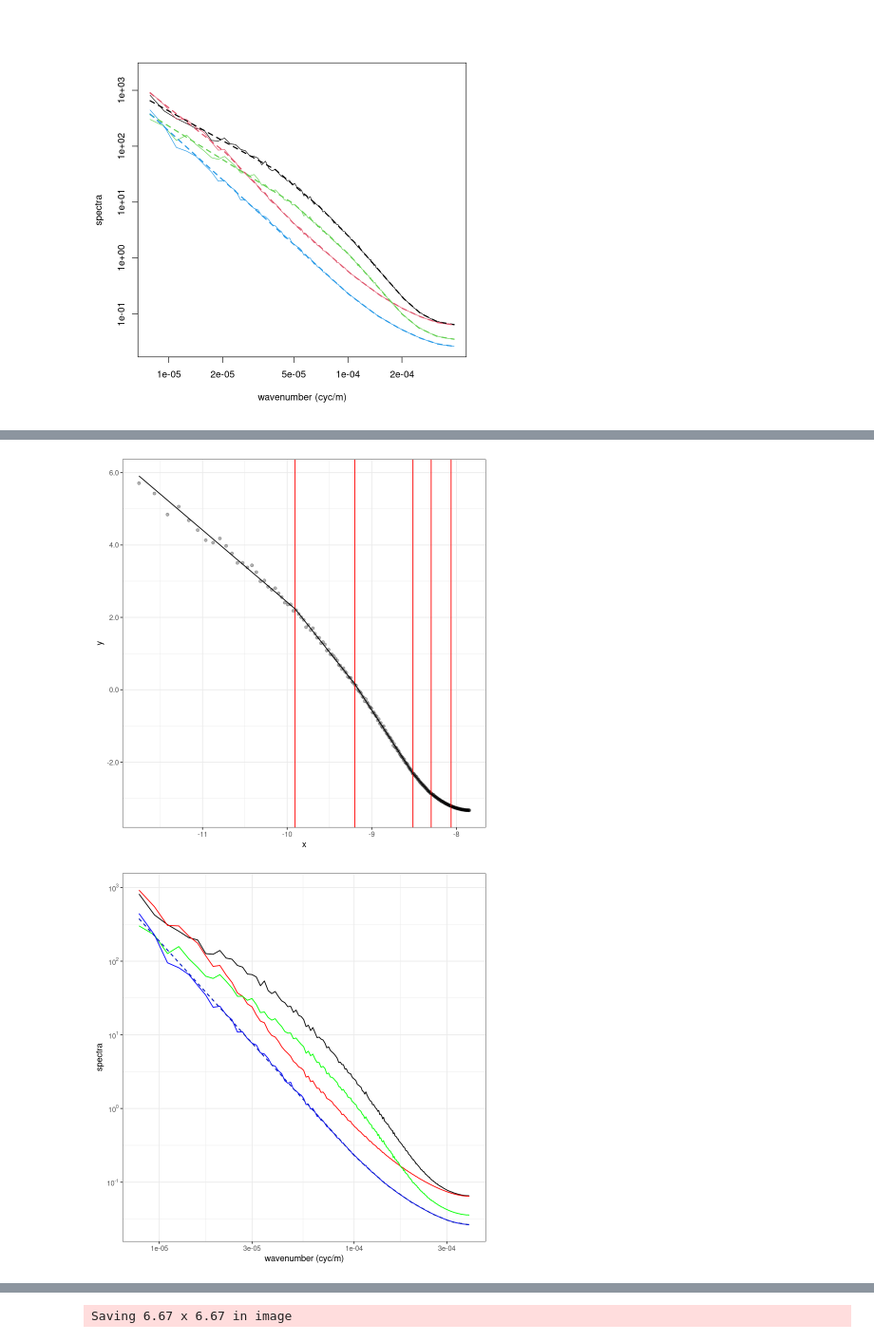
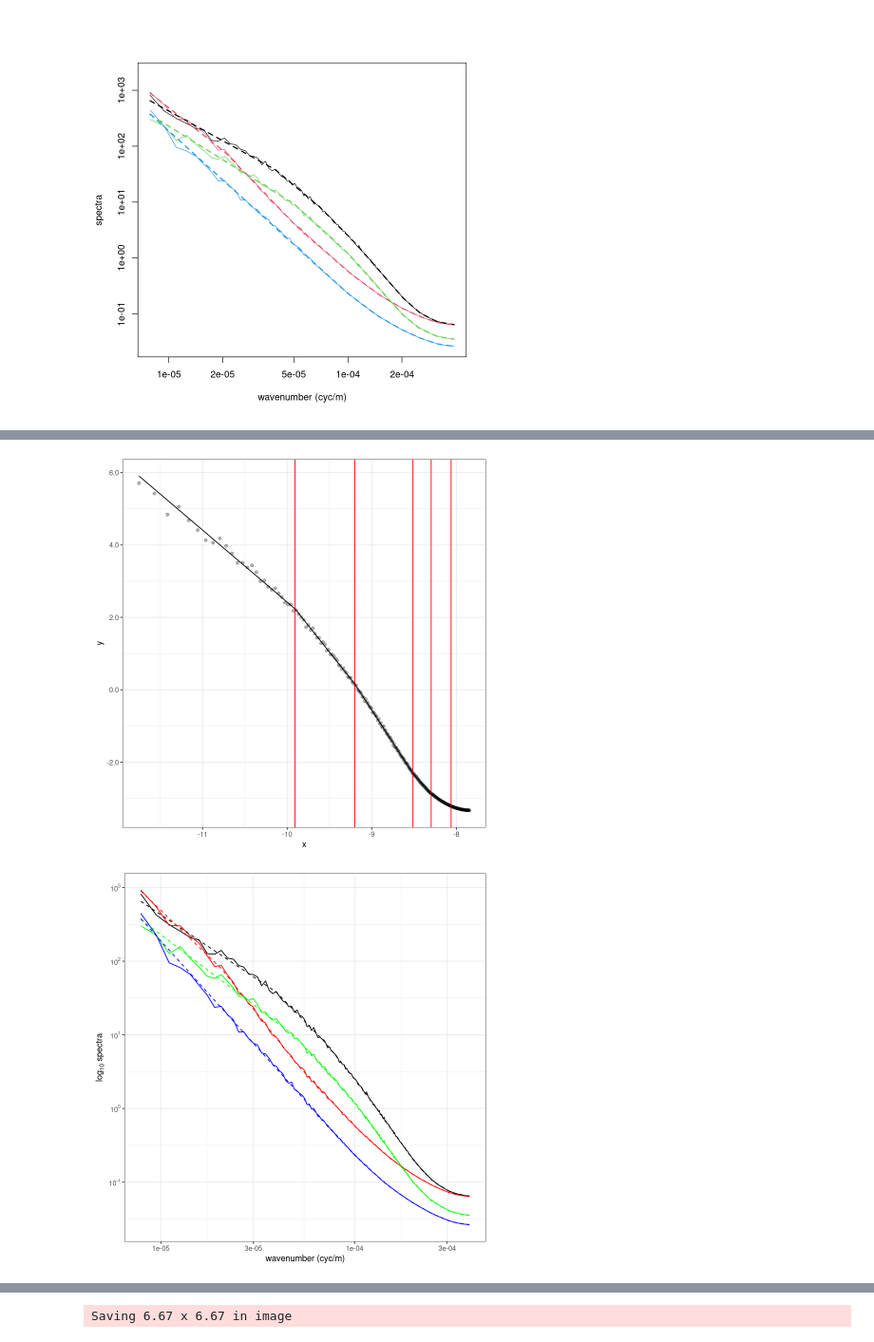
Before and after one commit to grosed/cpop-paper, a Jupyter notebook: notebooks/reproduction-script.ipynb, the cells around one changed output, grey strips where cells are left out. Shown at 95% size. Drawn from its saved outputs; the diff is of its cells as text; code cells hidden in the pictures.

```diff
--- a/notebooks/reproduction-script.ipynb
+++ b/notebooks/reproduction-script.ipynb
@@ -771,6 +764,7 @@ wavenumber_est <- function(x,y){
 }
 # %%
 library(scales)
+library(latex2exp)
 p <- ggplot(data = wavenumber_spectra, aes(x = wavenumber))
 p <- p + geom_line(aes(y = power_spectra_Feb2000),color="black")
 p <- p + geom_line(aes(y = power_spectra_Aug2000),color="red")
@@ -779,7 +773,8 @@ p <- p + geom_line(aes(y = power_spectra_Aug2100),color="blue")
 p <- p + scale_x_continuous(trans = 'log10')
 p <- p + scale_y_continuous(trans = 'log10',breaks = trans_breaks("log10", function(x) 10^x),
     labels = trans_format("log10", math_format(10^.x)))
-p <- p + xlab("wavenumber (cyc/m)") + ylab("spectra")
+# p <- p + xlab("wavenumber (cyc/m)") + ylab("log_10 spectra")
+p <- p + xlab("wavenumber (cyc/m)") +    ylab(TeX("$\\log_{10}$ spectra"))
 p.1 <- p + theme_bw()
 print(p.1)
 
@@ -797,14 +792,15 @@ p <- p + geom_line(aes(y = power_spectra_Feb2000),color="black")
 p <- p + geom_line(aes(y = power_spectra_Aug2000),color="red")
 p <- p + geom_line(aes(y = power_spectra_Feb2100),color="green")
 p <- p + geom_line(aes(y = power_spectra_Aug2100),color="blue")
-p <- p + geom_line(aes(y = exp(y.est[4,])),color="black",linetype="dashed")
-p <- p + geom_line(aes(y = exp(y.est[4,])),color="red",linetype="dashed")
-p <- p + geom_line(aes(y = exp(y.est[4,])),color="green",linetype="dashed")
+p <- p + geom_line(aes(y = exp(y.est[1,])),color="black",linetype="dashed")
+p <- p + geom_line(aes(y = exp(y.est[2,])),color="red",linetype="dashed")
+p <- p + geom_line(aes(y = exp(y.est[3,])),color="green",linetype="dashed")
 p <- p + geom_line(aes(y = exp(y.est[4,])),color="blue",linetype="dashed")
 p <- p + scale_x_continuous(trans = 'log10')
 p <- p + scale_y_continuous(trans = 'log10',breaks = trans_breaks("log10", function(x) 10^x),
     labels = trans_format("log10", math_format(10^.x)))
-p <- p + xlab("wavenumber (cyc/m)") + ylab("spectra")
+# p <- p + xlab("wavenumber (cyc/m)") + ylab("log_10 spectra")
+p <- p + xlab("wavenumber (cyc/m)") +  ylab(TeX("$\\log_{10}$ spectra"))
 p.4 <- p + theme_bw()
 print(p.4)
 # %% [output]
@@ -812,6 +808,6 @@ print(p.4)
 [figure]
 [figure]
-[figure, old version]
+[figure, new version]
 # %%
 g <- grid.arrange(p.1,p.2,p.3,p.4,nrow=2,ncol=2)
 # %% [output]
```
Also changed, not shown: parts of 13 cells of this notebook, 10 other files.
